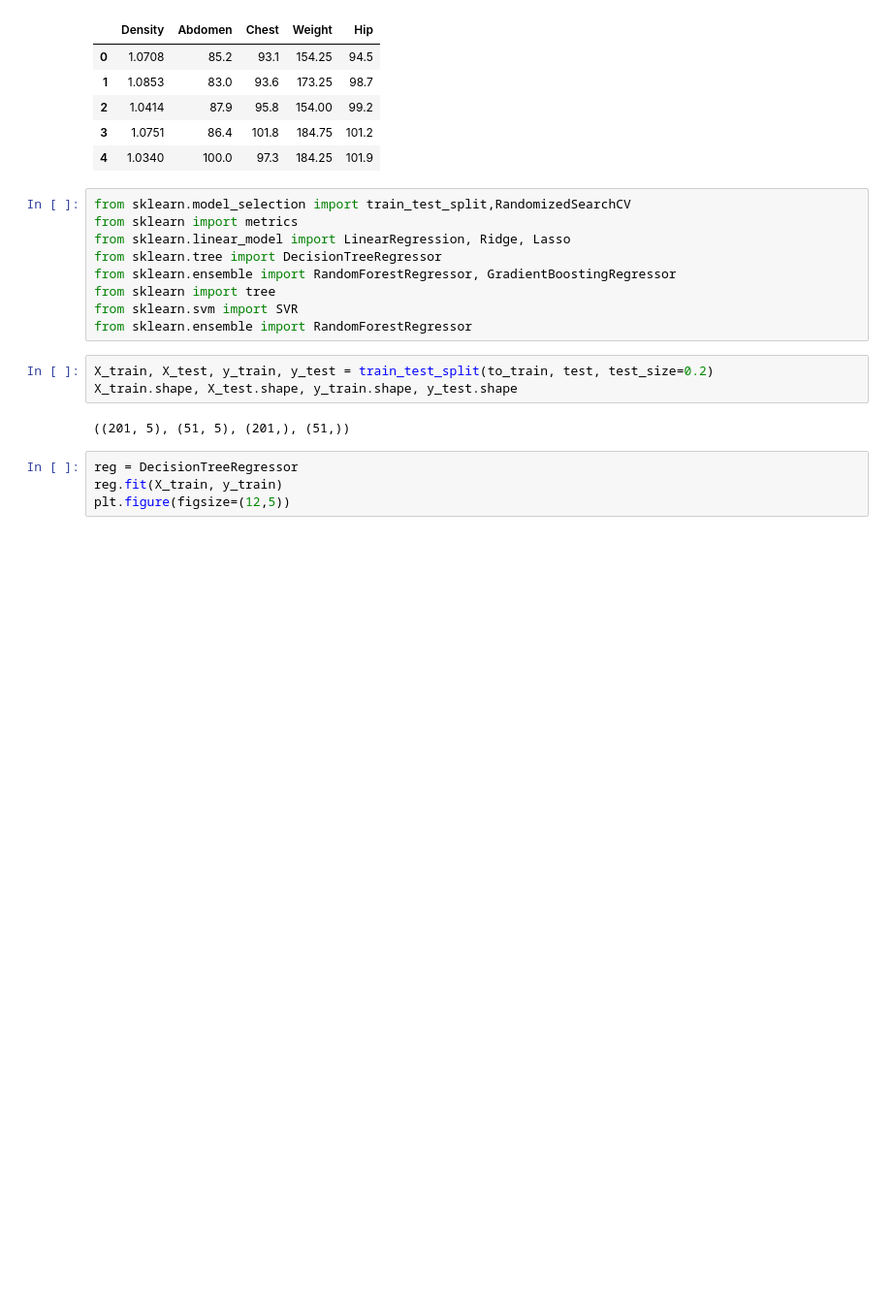
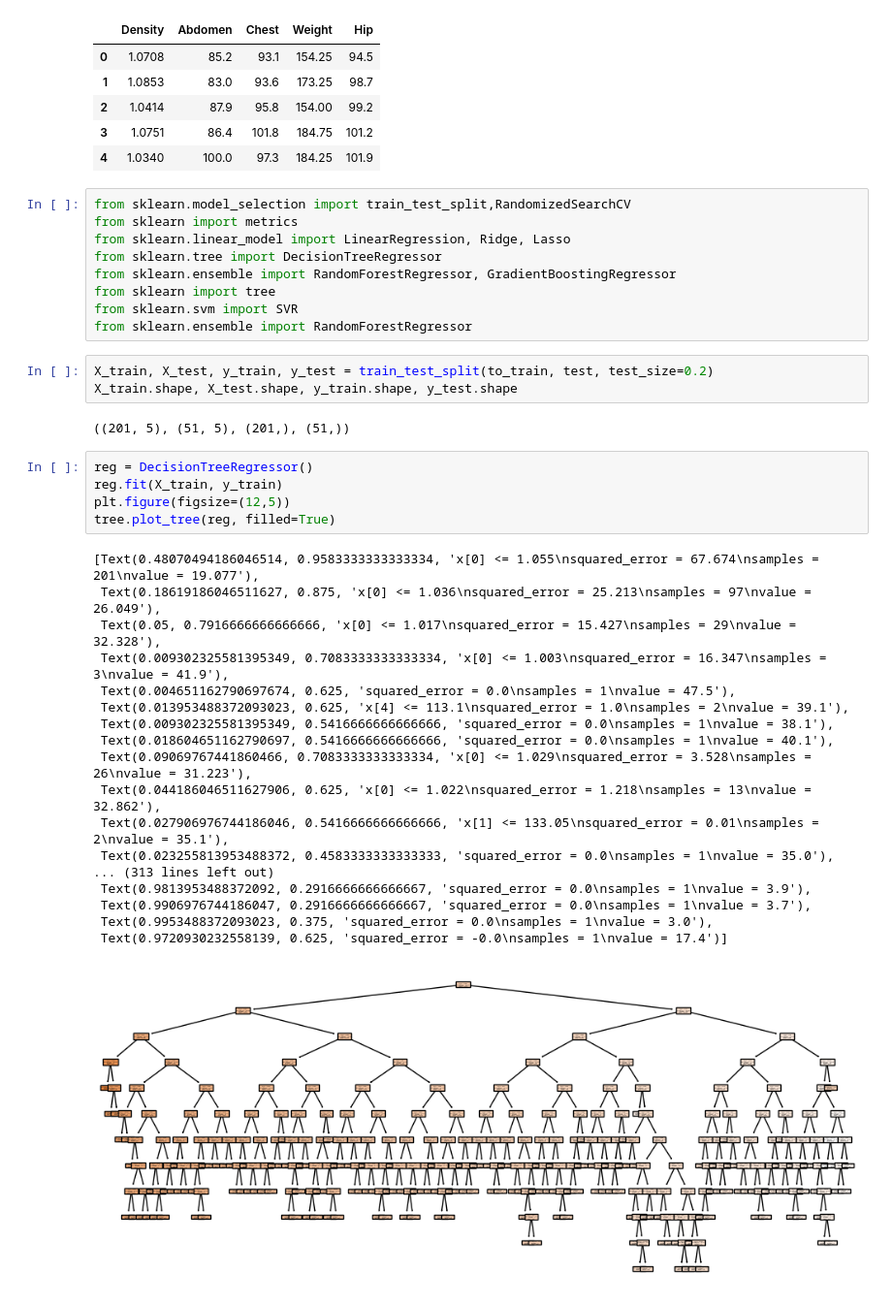
Before and after one commit to ttbontra/body-fat-estimator, a Jupyter notebook: body_fat_prediction.ipynb, the cells around one changed output. Shown at 97% size. Drawn from its saved outputs; the diff is of its cells as text; blank space fills up the shorter version.

Commit message:
add decision tree

```diff
--- a/body_fat_prediction.ipynb
+++ b/body_fat_prediction.ipynb
@@ -315,6 +315,26 @@ X_train.shape, X_test.shape, y_train.shape, y_test.shape
 # %% [output]
 ((201, 5), (51, 5), (201,), (51,))
 # %%
-reg = DecisionTreeRegressor
+reg = DecisionTreeRegressor()
 reg.fit(X_train, y_train)
 plt.figure(figsize=(12,5))
+tree.plot_tree(reg, filled=True)
+# %% [output]
+[Text(0.48070494186046514, 0.9583333333333334, 'x[0] <= 1.055\nsquared_error = 67.674\nsamples = 201\nvalue = 19.077'),
+ Text(0.18619186046511627, 0.875, 'x[0] <= 1.036\nsquared_error = 25.213\nsamples = 97\nvalue = 26.049'),
+ Text(0.05, 0.7916666666666666, 'x[0] <= 1.017\nsquared_error = 15.427\nsamples = 29\nvalue = 32.328'),
+ Text(0.009302325581395349, 0.7083333333333334, 'x[0] <= 1.003\nsquared_error = 16.347\nsamples = 3\nvalue = 41.9'),
+ Text(0.004651162790697674, 0.625, 'squared_error = 0.0\nsamples = 1\nvalue = 47.5'),
+ Text(0.013953488372093023, 0.625, 'x[4] <= 113.1\nsquared_error = 1.0\nsamples = 2\nvalue = 39.1'),
+ Text(0.009302325581395349, 0.5416666666666666, 'squared_error = 0.0\nsamples = 1\nvalue = 38.1'),
+ Text(0.018604651162790697, 0.5416666666666666, 'squared_error = 0.0\nsamples = 1\nvalue = 40.1'),
+ Text(0.09069767441860466, 0.7083333333333334, 'x[0] <= 1.029\nsquared_error = 3.528\nsamples = 26\nvalue = 31.223'),
+ Text(0.044186046511627906, 0.625, 'x[0] <= 1.022\nsquared_error = 1.218\nsamples = 13\nvalue = 32.862'),
+ Text(0.027906976744186046, 0.5416666666666666, 'x[1] <= 133.05\nsquared_error = 0.01\nsamples = 2\nvalue = 35.1'),
+ Text(0.023255813953488372, 0.4583333333333333, 'squared_error = 0.0\nsamples = 1\nvalue = 35.0'),
+... (313 lines left out)
+ Text(0.9813953488372092, 0.2916666666666667, 'squared_error = 0.0\nsamples = 1\nvalue = 3.9'),
+ Text(0.9906976744186047, 0.2916666666666667, 'squared_error = 0.0\nsamples = 1\nvalue = 3.7'),
+ Text(0.9953488372093023, 0.375, 'squared_error = 0.0\nsamples = 1\nvalue = 3.0'),
+ Text(0.9720930232558139, 0.625, 'squared_error = -0.0\nsamples = 1\nvalue = 17.4')]
+[figure, added]
```
Also changed, not shown: parts of 3 cells of this notebook.
